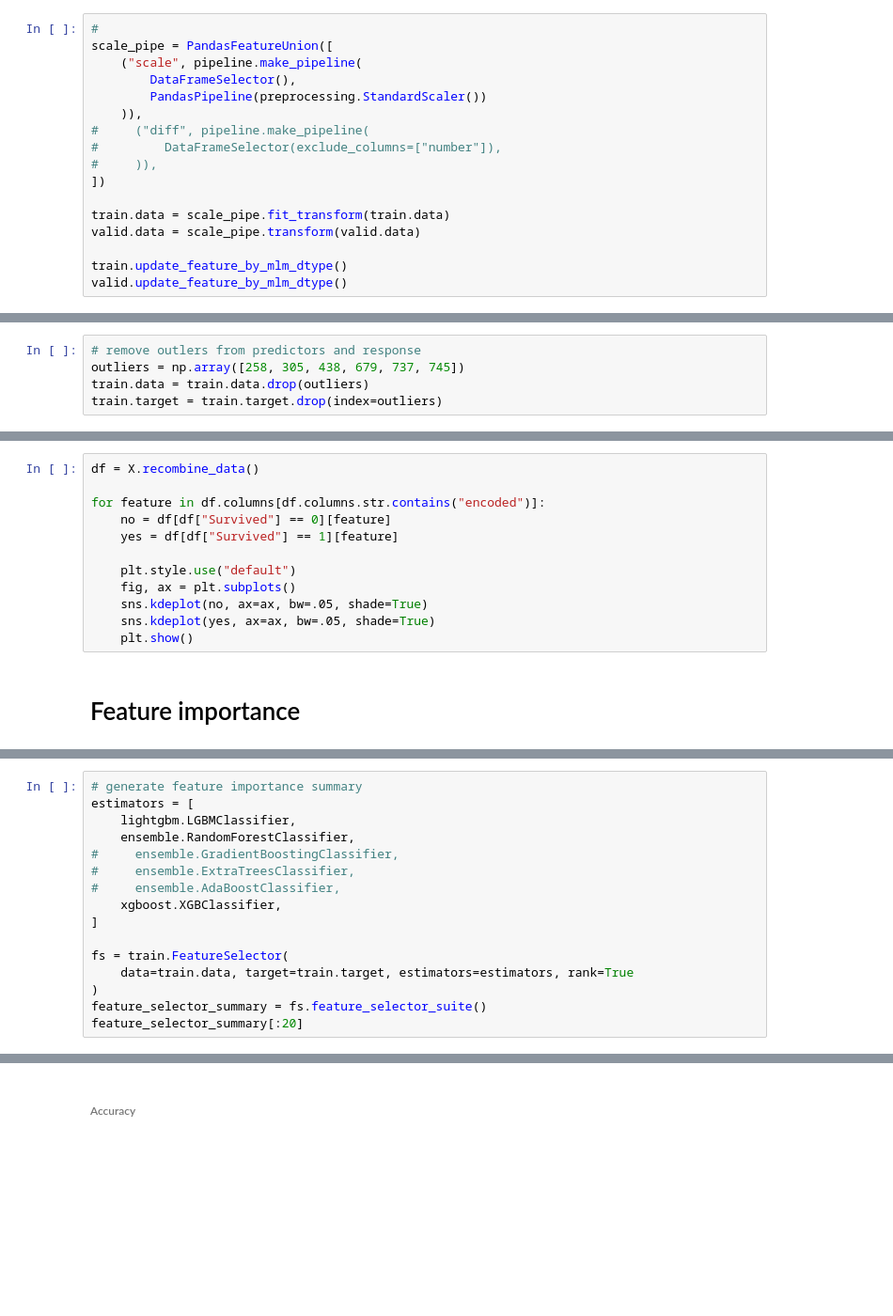
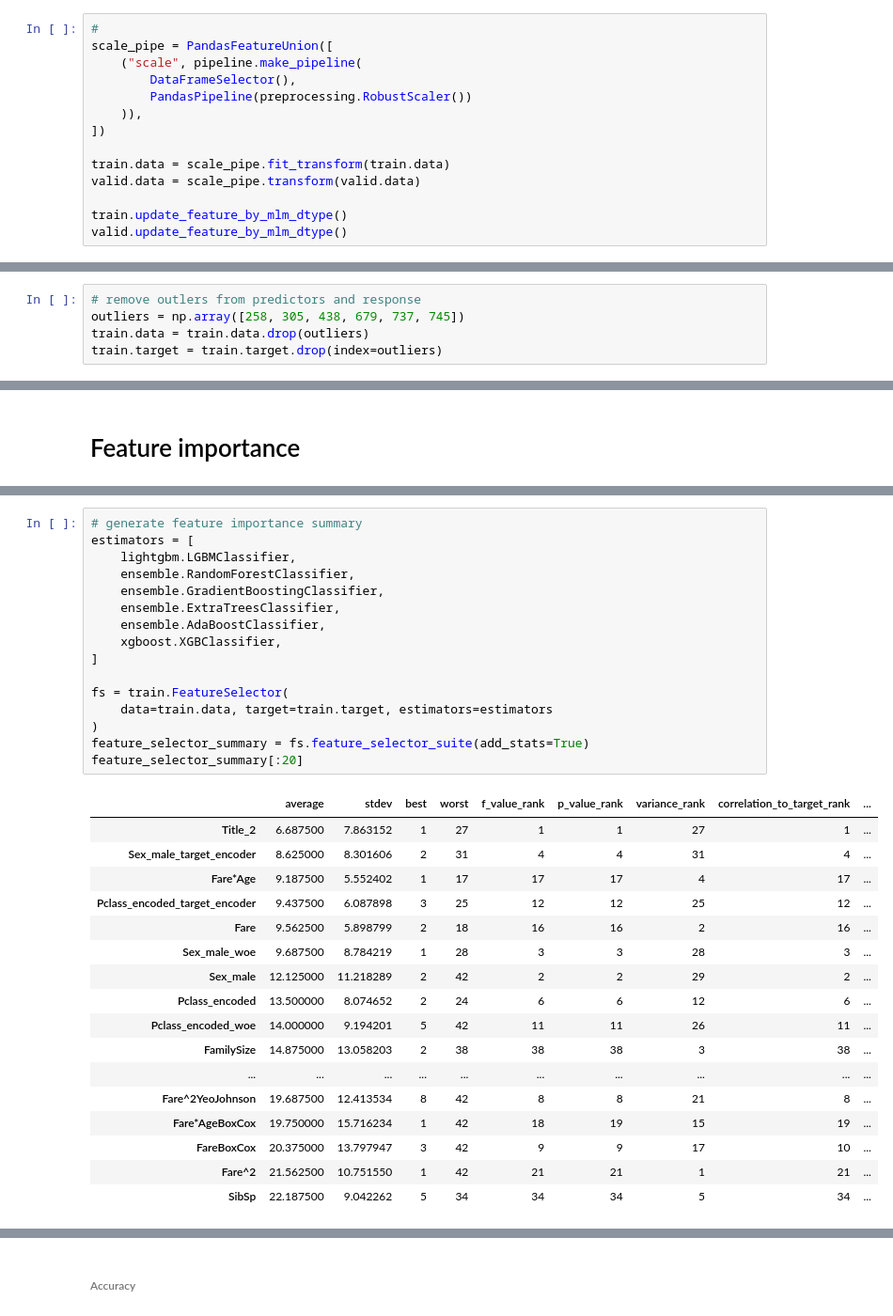
Before and after one commit to sudhu26/data-science-portfolio, a Jupyter notebook: kaggle/Titanic/kernel.ipynb, the cells around one changed output, grey strips where cells are left out. Shown at 94% size. Saved outputs shown, nothing was run; the diff lists cells and outputs as text; blank space fills up the shorter version.

```diff
--- a/kaggle/Titanic/kernel.ipynb
+++ b/kaggle/Titanic/kernel.ipynb
@@ -882,11 +882,8 @@ valid.update_feature_by_mlm_dtype()
 scale_pipe = PandasFeatureUnion([
     ("scale", pipeline.make_pipeline(
         DataFrameSelector(),
-        PandasPipeline(preprocessing.StandardScaler())
+        PandasPipeline(preprocessing.RobustScaler())
     )),
-#     ("diff", pipeline.make_pipeline(
-#         DataFrameSelector(exclude_columns=["number"]),
-#     )),
 ])
 
 train.data = scale_pipe.fit_transform(train.data)
@@ -1036,15 +992,3 @@ y.data = the_pipe.transform(y.data)
-# %%
-df = X.recombine_data()
-
-for feature in df.columns[df.columns.str.contains("encoded")]:
-    no = df[df["Survived"] == 0][feature]
-    yes = df[df["Survived"] == 1][feature]
-
-    plt.style.use("default")
-    fig, ax = plt.subplots()
-    sns.kdeplot(no, ax=ax, bw=.05, shade=True)
-    sns.kdeplot(yes, ax=ax, bw=.05, shade=True)
-    plt.show()
 # %% [markdown]
 # Feature importance
 # %% [markdown]
@@ -1052,19 +996,37 @@ for feature in df.columns[df.columns.str.contains("encoded")]:
 # %%
 # generate feature importance summary
 estimators = [
     lightgbm.LGBMClassifier,
     ensemble.RandomForestClassifier,
-#     ensemble.GradientBoostingClassifier,
-#     ensemble.ExtraTreesClassifier,
-#     ensemble.AdaBoostClassifier,
+    ensemble.GradientBoostingClassifier,
+    ensemble.ExtraTreesClassifier,
+    ensemble.AdaBoostClassifier,
     xgboost.XGBClassifier,
 ]
 
 fs = train.FeatureSelector(
-    data=train.data, target=train.target, estimators=estimators, rank=True
+    data=train.data, target=train.target, estimators=estimators
 )
-feature_selector_summary = fs.feature_selector_suite()
+feature_selector_summary = fs.feature_selector_suite(add_stats=True)
 feature_selector_summary[:20]
+# %% [output]
+|  | average | stdev | best | worst | f_value_rank | p_value_rank | variance_rank | correlation_to_target_rank | ... |
+| Title_2 | 6.687500 | 7.863152 | 1 | 27 | 1 | 1 | 27 | 1 | ... |
+| Sex_male_target_encoder | 8.625000 | 8.301606 | 2 | 31 | 4 | 4 | 31 | 4 | ... |
+| Fare*Age | 9.187500 | 5.552402 | 1 | 17 | 17 | 17 | 4 | 17 | ... |
+| Pclass_encoded_target_encoder | 9.437500 | 6.087898 | 3 | 25 | 12 | 12 | 25 | 12 | ... |
+| Fare | 9.562500 | 5.898799 | 2 | 18 | 16 | 16 | 2 | 16 | ... |
+| Sex_male_woe | 9.687500 | 8.784219 | 1 | 28 | 3 | 3 | 28 | 3 | ... |
+| Sex_male | 12.125000 | 11.218289 | 2 | 42 | 2 | 2 | 29 | 2 | ... |
+| Pclass_encoded | 13.500000 | 8.074652 | 2 | 24 | 6 | 6 | 12 | 6 | ... |
+| Pclass_encoded_woe | 14.000000 | 9.194201 | 5 | 42 | 11 | 11 | 26 | 11 | ... |
+| FamilySize | 14.875000 | 13.058203 | 2 | 38 | 38 | 38 | 3 | 38 | ... |
+| ... | ... | ... | ... | ... | ... | ... | ... | ... | ... |
+| Fare^2YeoJohnson | 19.687500 | 12.413534 | 8 | 42 | 8 | 8 | 21 | 8 | ... |
+| Fare*AgeBoxCox | 19.750000 | 15.716234 | 1 | 42 | 18 | 19 | 15 | 19 | ... |
+| FareBoxCox | 20.375000 | 13.797947 | 3 | 42 | 9 | 9 | 17 | 10 | ... |
+| Fare^2 | 21.562500 | 10.751550 | 1 | 42 | 21 | 21 | 1 | 21 | ... |
+| SibSp | 22.187500 | 9.042262 | 5 | 34 | 34 | 34 | 5 | 34 | ... |
 # %%
 # calculate cross-validation performance
 estimators = [
```
Also changed, not shown: parts of 13 cells of this notebook, 1 other file.
